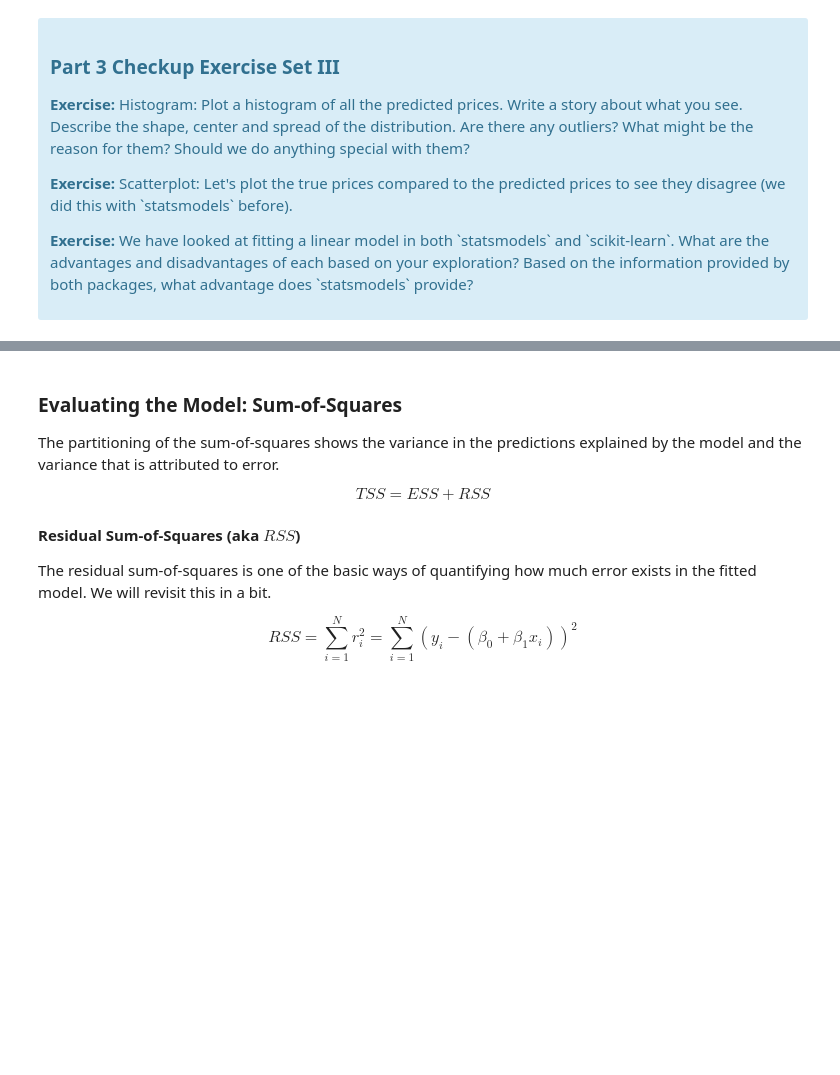
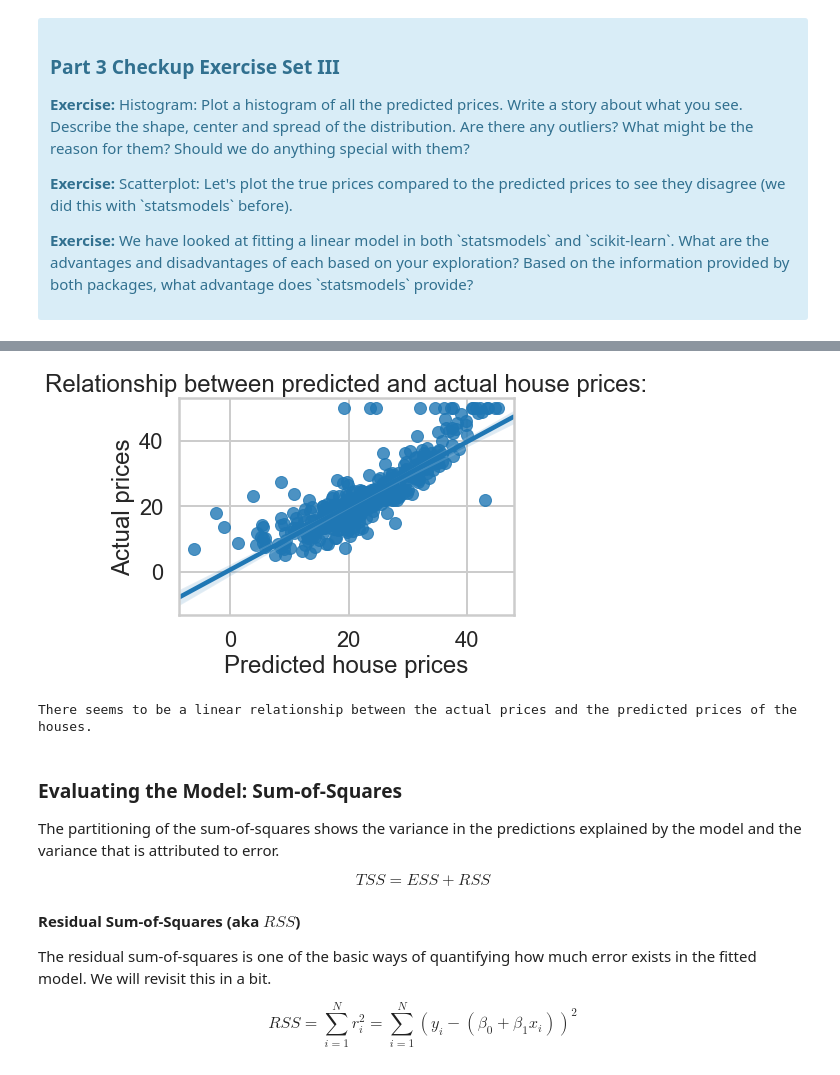
Before and after one commit to CJL89/Linear-Regression, a Jupyter notebook: Mini_Project_Linear_Regression.ipynb, the cells around one changed output, grey strips where cells are left out. Drawn from its saved outputs; the diff is of its cells as text; code cells hidden in the pictures; blank space fills up the shorter version.

```diff
--- a/Mini_Project_Linear_Regression.ipynb
+++ b/Mini_Project_Linear_Regression.ipynb
@@ -539,3 +627,14 @@ plt.title('Relationship between predicted prices and frequency')
+# %%
+sns.regplot(lm.predict(X), bos['PRICE'])
+plt.xlabel('Predicted house prices')
+plt.ylabel('Actual prices')
+plt.title('Relationship between predicted and actual house prices:')
+plt.show()
+
+print("There seems to be a linear relationship between the actual prices and the predicted prices of the houses.")
+# %% [output]
+[figure, added]
+There seems to be a linear relationship between the actual prices and the predicted prices of the houses.
 # %% [markdown]
 ### Evaluating the Model: Sum-of-Squares
 
```
Also changed, not shown: parts of 25 cells of this notebook.
